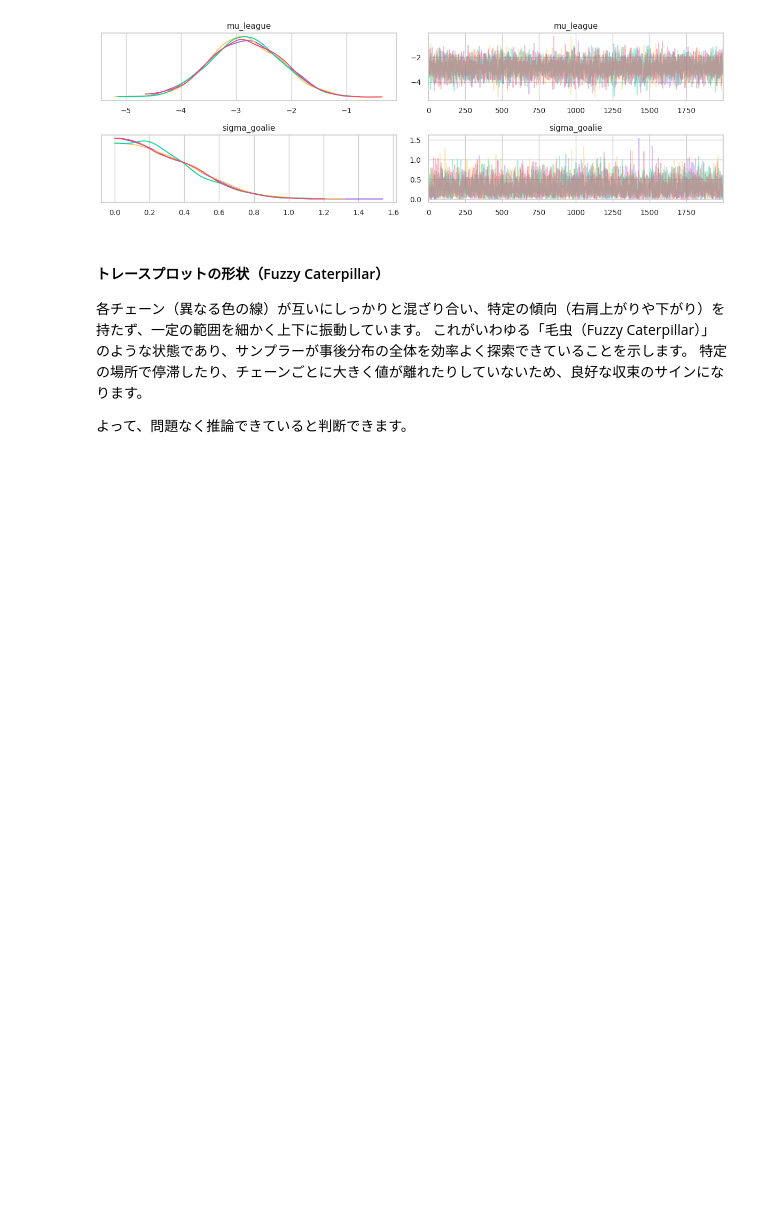
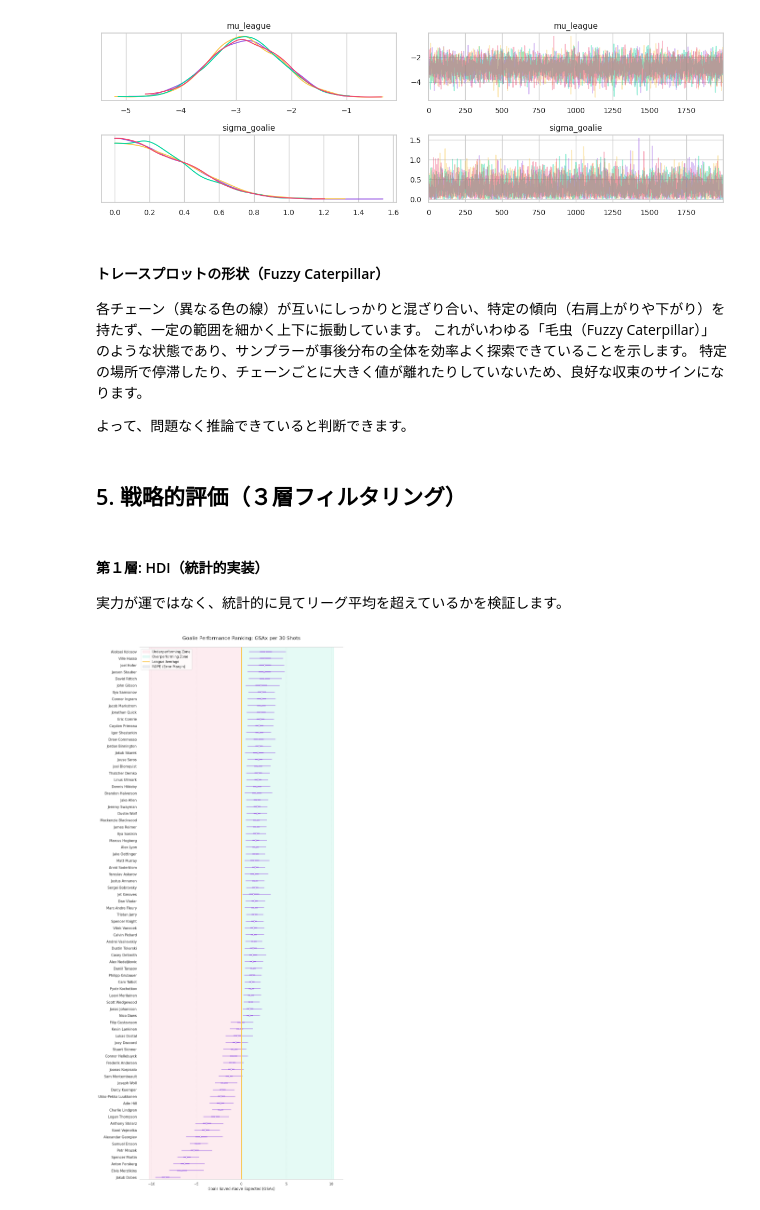
Before and after one commit to petalab-io/bayesian-iroha, a Jupyter notebook: notebooks/02_hockey_gotender/hockey_spatial_analysis.ipynb, the cells around one changed output. Drawn from its saved outputs; the diff is of its cells as text; code cells hidden in the pictures; blank space fills up the shorter version.

```diff
--- a/notebooks/02_hockey_gotender/hockey_spatial_analysis.ipynb
+++ b/notebooks/02_hockey_gotender/hockey_spatial_analysis.ipynb
@@ -464,3 +463,73 @@ plt.tight_layout()
 特定の場所で停滞したり、チェーンごとに大きく値が離れたりしていないため、良好な収束のサインになります。
 
 よって、問題なく推論できていると判断できます。
+# %% [markdown]
+## 5. 戦略的評価（３層フィルタリング）
+# %% [markdown]
+#### 第１層: HDI（統計的実装）
+実力が運ではなく、統計的に見てリーグ平均を超えているかを検証します。
+# %%
+# GSAx を算出（１試合 30シュートあたりに正規化）
+samples_xg = inference.posterior["xG"].values.reshape(-1, len(df_small))
+actual_goals = df_small["obs_shots"].values
+
+list_goalie_gsax = []
+for idx_g in range(len(uniques_goalie)):
+    mask = (df_small["idx_goalie"] == idx_g)
+    # GSAx = Σ(xG) - Σ(Actual)
+    dist_gsax = (samples_xg[:, mask].sum(axis=1) - actual_goals[mask].sum()) / (mask.sum() / 30)
+    list_goalie_gsax.append(dist_gsax)
+
+# # HDI の可視化
+# az.plot_forest({id_to_name[i]: list_goalie_gsax[i] for i in range(len(uniques_goalie))}, hdi_prob=0.94, combined=True)
+# plt.axvline(0, color=COLOR_RED, linestyle="--", label="Average")
+# plt.title("GSAx 94% HDI (Layer 1: Statical Evidence)")
+# plt.legend()
+# plt.show()
+
+# データの集計とソート準備
+# 各ゴテンダーの「名前」「分布」「平均値」をセットにしてまとめます。
+data_goalie_ranking = []
+for idx_g, dist in enumerate(list_goalie_gsax):
+    data_goalie_ranking.append({
+        "name": id_to_name[idx_g],
+        "dist": dist,
+        "mean": dist.mean()
+    })
+
+# 平均値（Mean GSAx）で昇順にソート
+# plot_forest は「下から上」に向かって描画されるため、昇順にソートすることで一番上が「最高成績」になります
+data_goalie_ranking.sort(key=lambda x: x["mean"], reverse=True)
+
+# ArivZ に渡すための「名前付き辞書」を作成
+# このキー（名前）が縦軸のラベルとして採用されます
+dict_plot = {item["name"]: item["dist"] for item in data_goalie_ranking}
+
+# HDI の可視化
+az.plot_forest(dict_plot,
+               hdi_prob=0.94,
+               combined=True,
+               figsize=(12, max(8, len(uniques_goalie) * 0.4))
+               )
+
+
+# --- 背景のゾーンを色分け ---
+# 現在のグラフの表示範囲を取得
+xmin, xmax = plt.xlim()
+limit = max(abs(xmin), abs(xmax))  # 0 を中心にバランスをとるために設定
+plt.axvspan(-limit, 0, color=COLOR_RED, alpha=0.1, label="Underperforming Zone")  # マイナスエリア: 赤
+plt.axvspan(0, limit, color=COLOR_GREEN, alpha=0.1, label="Overperforming Zone")
+plt.axvline(0, color=COLOR_YELLOW, linestyle="-", linewidth=2.5, label="League Average")  # 境界線
+
+
+
+plt.axvspan(-0.05, 0.05, color=COLOR_GRAY, alpha=0.2, label="ROPE (Error Margin)")
+
+# グラフの装飾
+plt.title("Goalie Performance Ranking: GSAx per 30 Shots", fontsize=16, pad=25)
+plt.xlabel("Goals Saved Above Expected (GSAx)")
+plt.grid(axis="x", linestyle=":", alpha=0.5)
+plt.legend(loc="upper left")
+plt.show()
+# %% [output]
+[figure, added]
```
Also changed, not shown: parts of 7 cells of this notebook.
